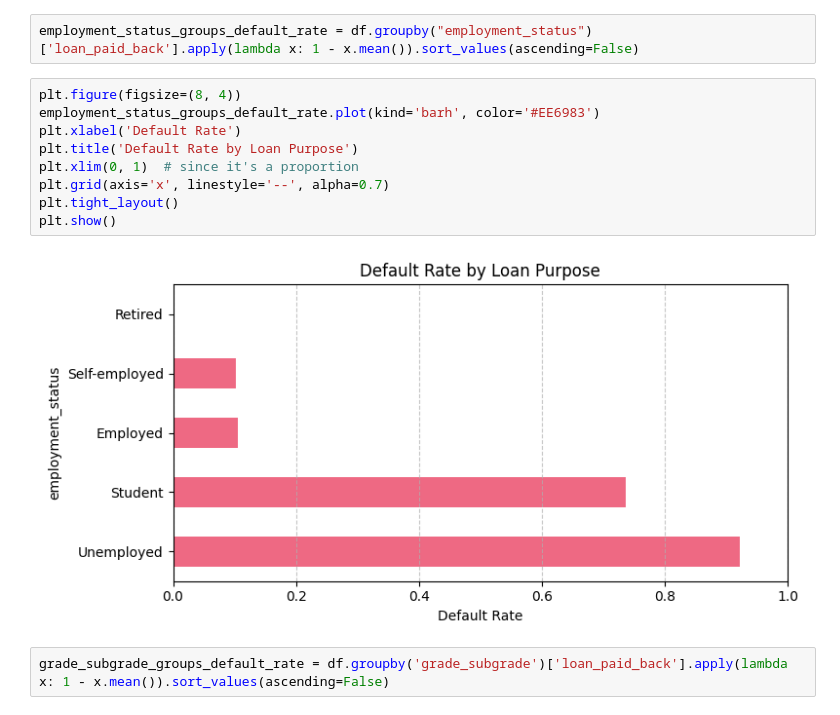
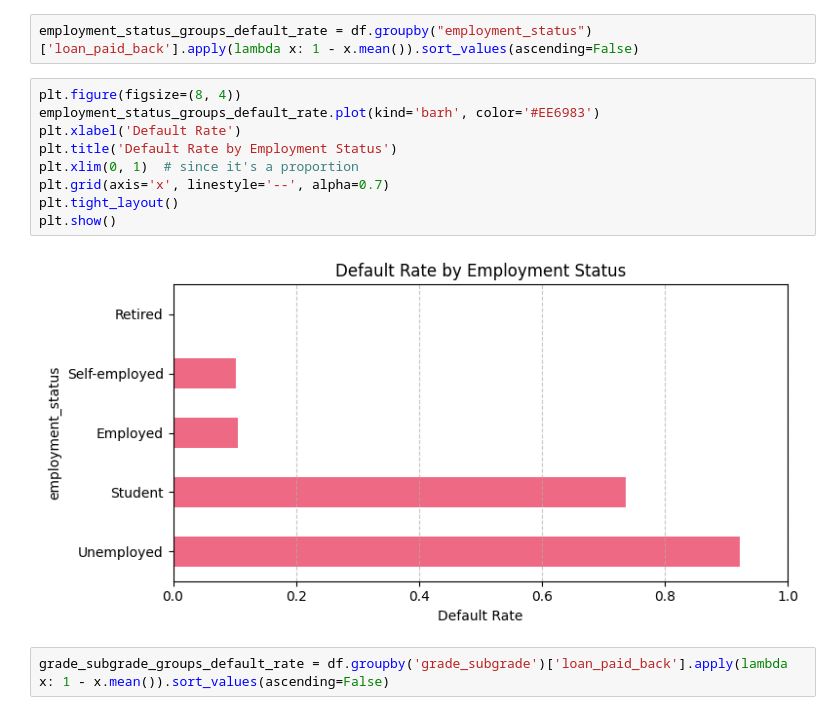
Before and after one commit to Darknight47/Kaggle-Competitions, a Jupyter notebook: Predicting_Loan_Payback/notebooks/data_understanding.ipynb, the cells around one changed output. Saved outputs shown, nothing was run; the diff lists cells and outputs as text.

```diff
--- a/Predicting_Loan_Payback/notebooks/data_understanding.ipynb
+++ b/Predicting_Loan_Payback/notebooks/data_understanding.ipynb
@@ -138,14 +138,14 @@ employment_status_groups_default_rate = df.groupby("employment_status")['loan_pa
 # %%
 plt.figure(figsize=(8, 4))
 employment_status_groups_default_rate.plot(kind='barh', color='#EE6983')
 plt.xlabel('Default Rate')
-plt.title('Default Rate by Loan Purpose')
+plt.title('Default Rate by Employment Status')
 plt.xlim(0, 1)  # since it's a proportion
 plt.grid(axis='x', linestyle='--', alpha=0.7)
 plt.tight_layout()
 plt.show()
 # %% [output]
-[figure, old version]
+[figure, new version]
 # %%
 grade_subgrade_groups_default_rate = df.groupby('grade_subgrade')['loan_paid_back'].apply(lambda x: 1 - x.mean()).sort_values(ascending=False)
 # %%
```
Also changed, not shown: parts of 18 cells of this notebook.
